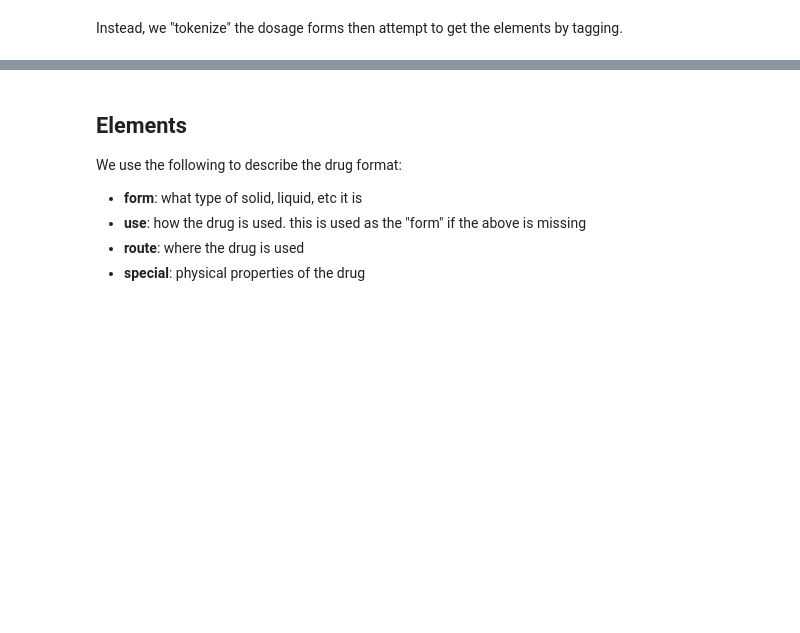
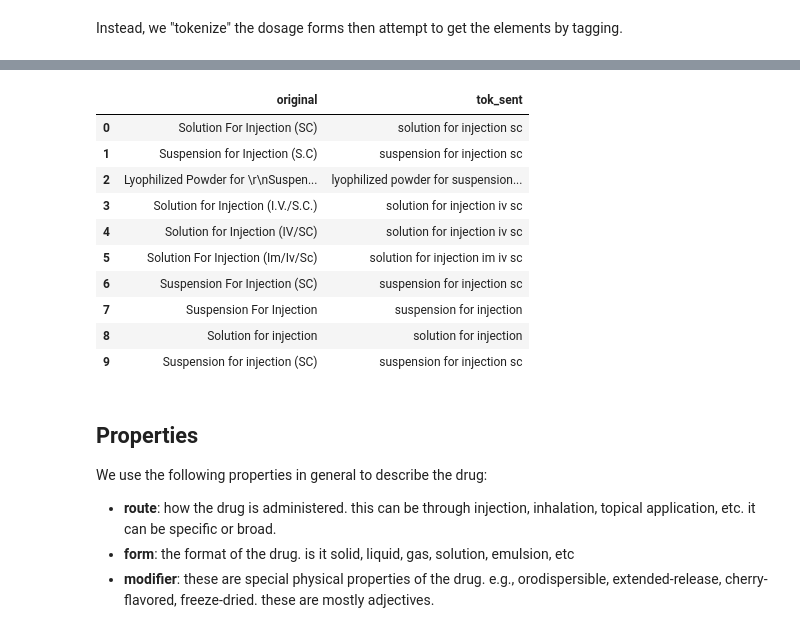
Before and after one commit to rey-g/fda-registered-drugs, a Jupyter notebook: 01a_Data Cleaning.ipynb, the cells around one changed output, grey strips where cells are left out. Saved outputs shown, nothing was run; the diff lists cells and outputs as text; code cells hidden in the pictures; blank space fills up the shorter version.

```diff
--- a/01a_Data Cleaning.ipynb
+++ b/01a_Data Cleaning.ipynb
@@ -123,12 +124,17 @@ Counter({'Solution For Injection (SC)': 68,
 # %% [markdown]
 Instead, we "tokenize" the dosage forms then attempt to get the elements by tagging.
 # %%
-# get unique words
-words_per_form = []
+# sentence format
+dosage_forms_toks = []
+# word format
+dosage_forms_sent = []
+
+
 for k,i in enumerate(Counter(f['Dosage Form']).keys()):
 
     if pd.isnull(i):
-        words_per_form += [[]]
+        dosage_forms_toks += [[]]
+        dosage_forms_sent += [[]]
     else:
         # split then remove special characters
         s = re.split(r'\s+|\/',i.lower())
@@ -137,10 +143,10 @@ for k,i in enumerate(Counter(f['Dosage Form']).keys()):
         # remove blanks
         s = [j for j in s if j != '']
 
-        words_per_form += [s]
+        dosage_forms_toks += [s]
+        dosage_forms_sent += [' '.join([j for j in s])]
 
 
-print(len(words_per_form))
-words_per_form
+print(len(dosage_forms_toks))
 # %% [output]
 2252
@@ -164,9 +185,25 @@ words_per_form
+# %%
+format_map = pd.DataFrame(columns=['original','tok_sent'])
+format_map['original'] = Counter(f['Dosage Form']).keys()
+format_map['tok_sent'] = dosage_forms_sent
+format_map.head(10)
+# %% [output]
+|  | original | tok_sent |
+| 0 | Solution For Injection (SC) | solution for injection sc |
+| 1 | Suspension for Injection (S.C) | suspension for injection sc |
+| 2 | Lyophilized Powder for \r\nSuspen... | lyophilized powder for suspension... |
+| 3 | Solution for Injection (I.V./S.C.) | solution for injection iv sc |
+| 4 | Solution for Injection (IV/SC) | solution for injection iv sc |
+| 5 | Solution For Injection (Im/Iv/Sc) | solution for injection im iv sc |
+| 6 | Suspension For Injection (SC) | suspension for injection sc |
+| 7 | Suspension For Injection | suspension for injection |
+| 8 | Solution for injection | solution for injection |
+| 9 | Suspension for injection (SC) | suspension for injection sc |
 # %% [markdown]
-## Elements
+## Properties
 
-We use the following to describe the drug format:
+We use the following properties in general to describe the drug:
 
-- **form**: what type of solid, liquid, etc it is
-- **use**: how the drug is used. this is used as the "form" if the above is missing
-- **route**: where the drug is used
-- **special**: physical properties of the drug
+- **route**: how the drug is administered. this can be through injection, inhalation, topical application, etc. it can be specific or broad.
+- **form**: the format of the drug. is it solid, liquid, gas, solution, emulsion, etc
+- **modifier**: these are special physical properties of the drug. e.g., orodispersible, extended-release, cherry-flavored, freeze-dried. these are mostly adjectives.
```
Also changed, not shown: parts of 22 cells of this notebook, 3 other files.
